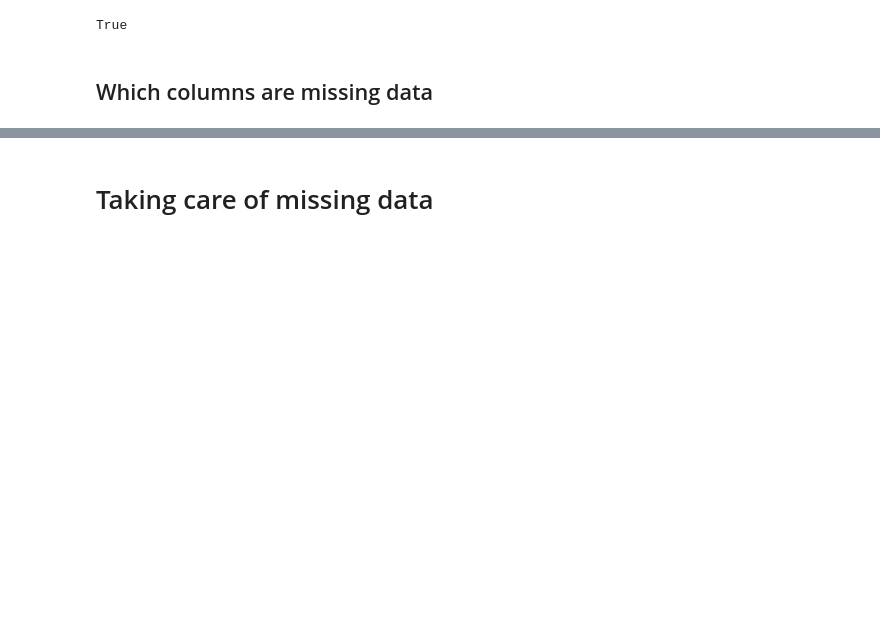
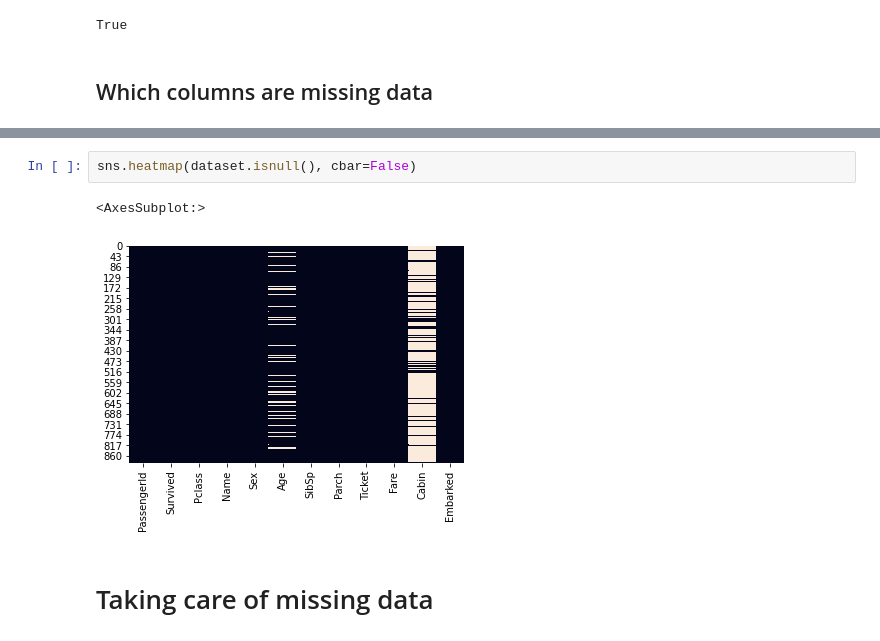
Before and after one commit to ThomasLokkart/Titanic_dataset, a Jupyter notebook: Titanic machine learning.ipynb, the cells around one changed output, grey strips where cells are left out. Saved outputs shown, nothing was run; the diff lists cells and outputs as text; blank space fills up the shorter version.

```diff
--- a/Titanic machine learning.ipynb
+++ b/Titanic machine learning.ipynb
@@ -68,3 +95,8 @@ True
+# %%
+sns.heatmap(dataset.isnull(), cbar=False)
+# %% [output]
+<AxesSubplot:>
+[figure, added]
 # %% [markdown]
 # Taking care of missing data
 # %%
```
Also changed, not shown: parts of 3 cells of this notebook.
